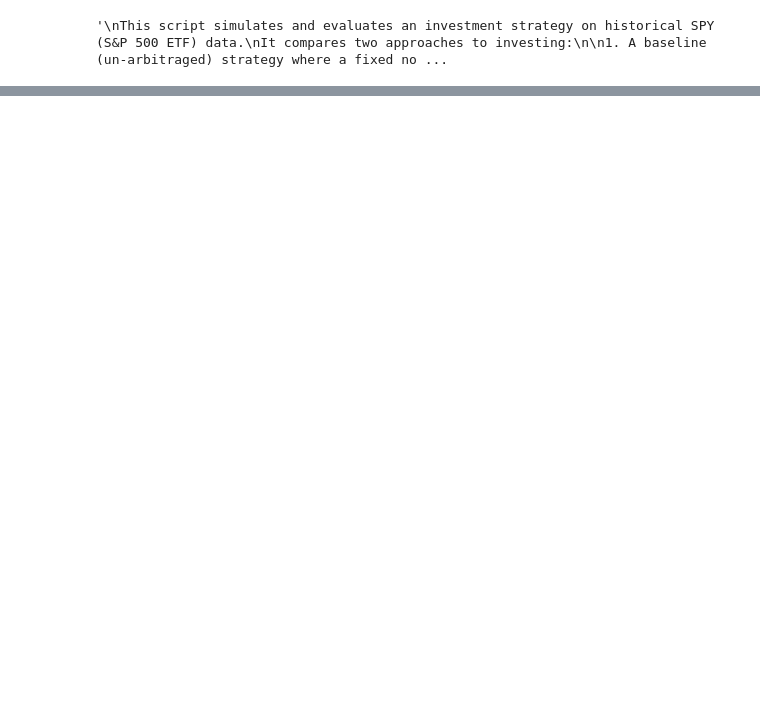
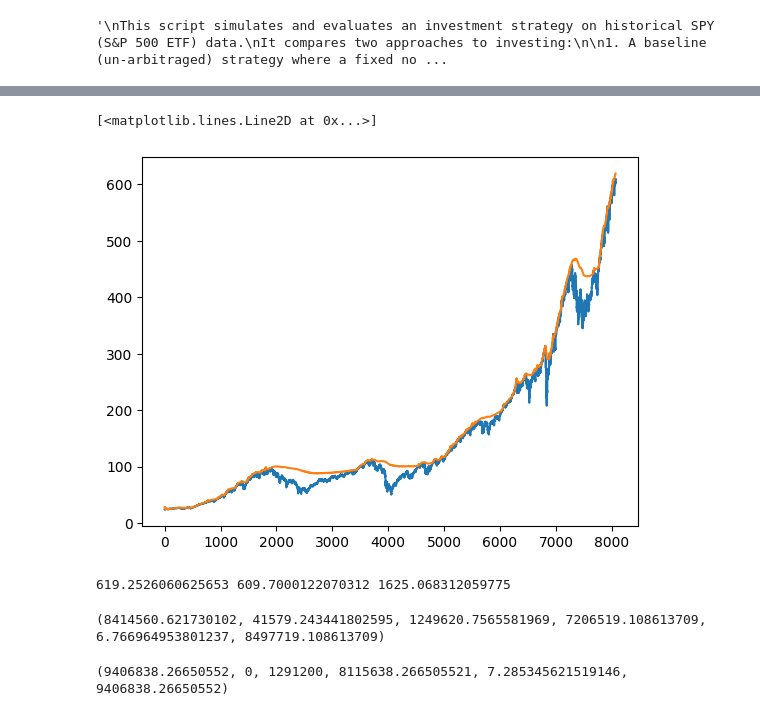
Before and after one commit to shrikar6/complete_works, a Jupyter notebook: misc_cool/spy_ideal_moving_avg.ipynb, the cells around one changed output, grey strips where cells are left out. Cells and saved outputs as stored; diff of their text form; code cells hidden in the pictures; blank space fills up the shorter version.

```diff
--- a/misc_cool/spy_ideal_moving_avg.ipynb
+++ b/misc_cool/spy_ideal_moving_avg.ipynb
@@ -94,0 +145,10 @@ plt.plot(returns)
+# %%
+plt.plot(prices)
+plt.plot(fair_value_prices)
+# %% [output]
+[<matplotlib.lines.Line2D at 0x...>]
+[figure, added]
+# %%
+print(fair_value_prices[-1], prices[-1], 1600*fair_value_prices[-1]/prices[-1])
+# %% [output]
+619.2526060625653 609.7000122070312 1625.068312059775
@@ -94,0 +174,8 @@ plt.plot(returns)
+# %%
+print(get_total_profit(prices, fair_value_prices))
+# %% [output]
+(8414560.621730102, 41579.243441802595, 1249620.7565581969, 7206519.108613709, 6.766964953801237, 8497719.108613709)
+# %%
+print(get_total_profit(prices, fair_value_prices))
+# %% [output]
+(9406838.26650552, 0, 1291200, 8115638.266505521, 7.285345621519146, 9406838.26650552)
```
Also changed, not shown: parts of 13 cells of this notebook, 3 other files.
